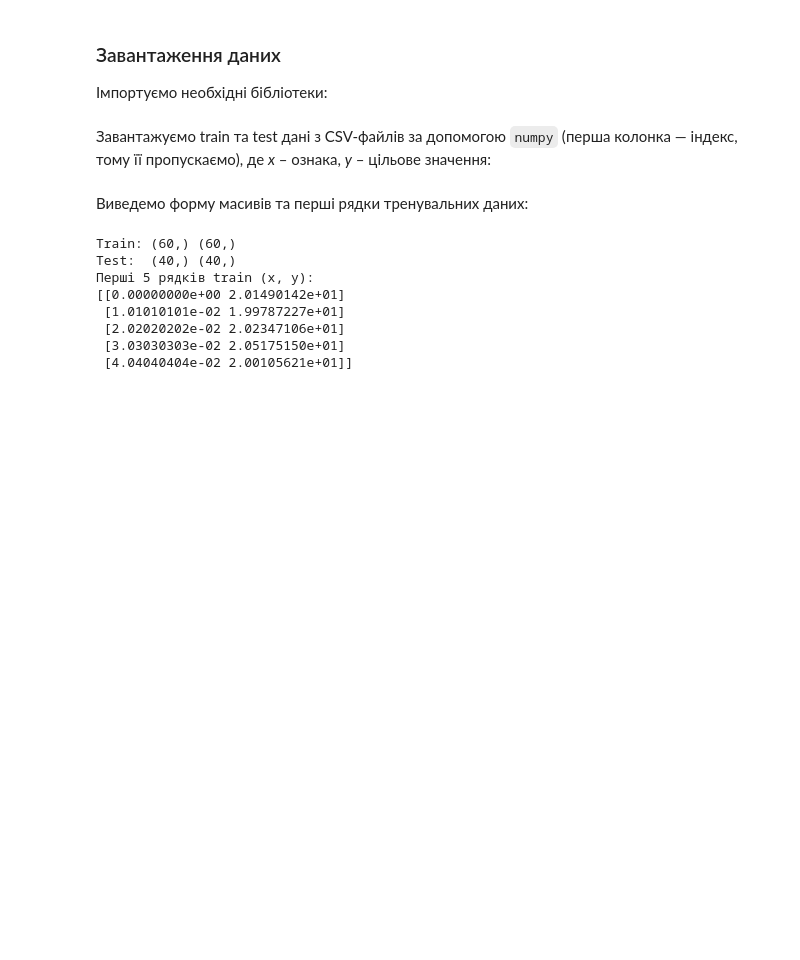
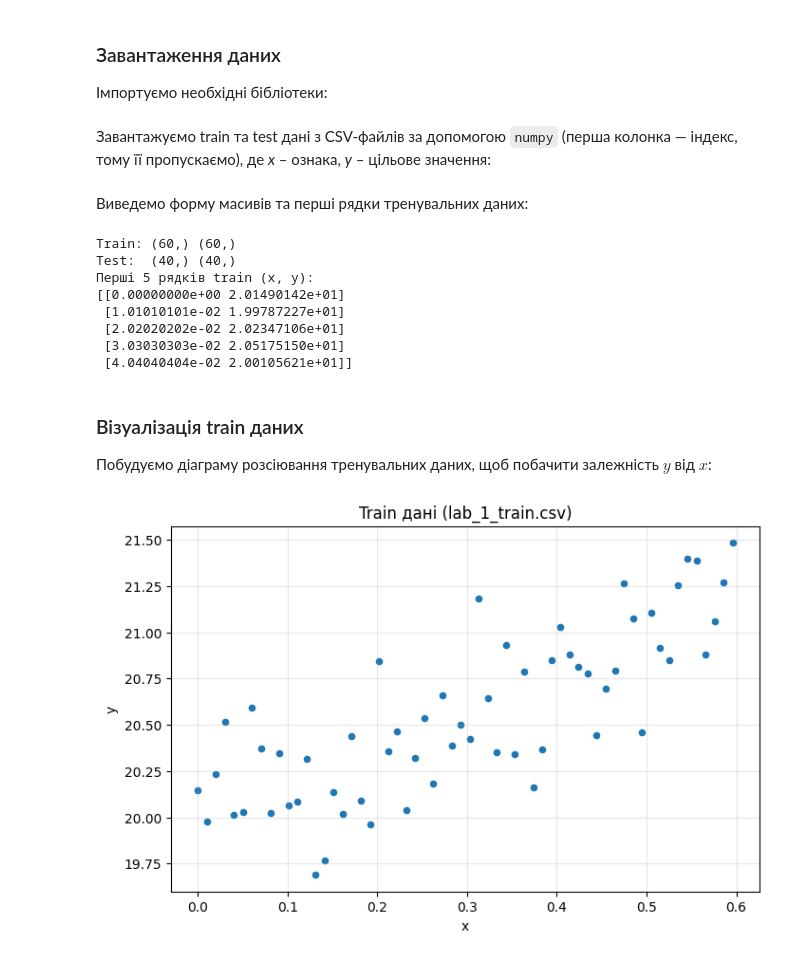
Before and after one commit to dmytro-mar/ml-2026, a Jupyter notebook: lab1/lab1.ipynb, the cells around one changed output. Saved outputs shown, nothing was run; the diff lists cells and outputs as text; code cells hidden in the pictures; blank space fills up the shorter version.

```diff
--- a/lab1/lab1.ipynb
+++ b/lab1/lab1.ipynb
@@ -35,3 +35,16 @@ Test:  (40,) (40,)
  [2.02020202e-02 2.02347106e+01]
  [3.03030303e-02 2.05175150e+01]
  [4.04040404e-02 2.00105621e+01]]
+# %% [markdown]
+### Візуалізація train даних
+Побудуємо діаграму розсіювання тренувальних даних, щоб побачити залежність $y$ від $x$:
+# %%
+plt.figure(figsize=(8, 5))
+plt.scatter(x_train, y_train, s=20, color="tab:blue")
+plt.title("Train дані (lab_1_train.csv)")
+plt.xlabel("x")
+plt.ylabel("y")
+plt.grid(alpha=0.3)
+plt.show()
+# %% [output]
+[figure, added]
```
Also changed, not shown: parts of 10 cells of this notebook.
